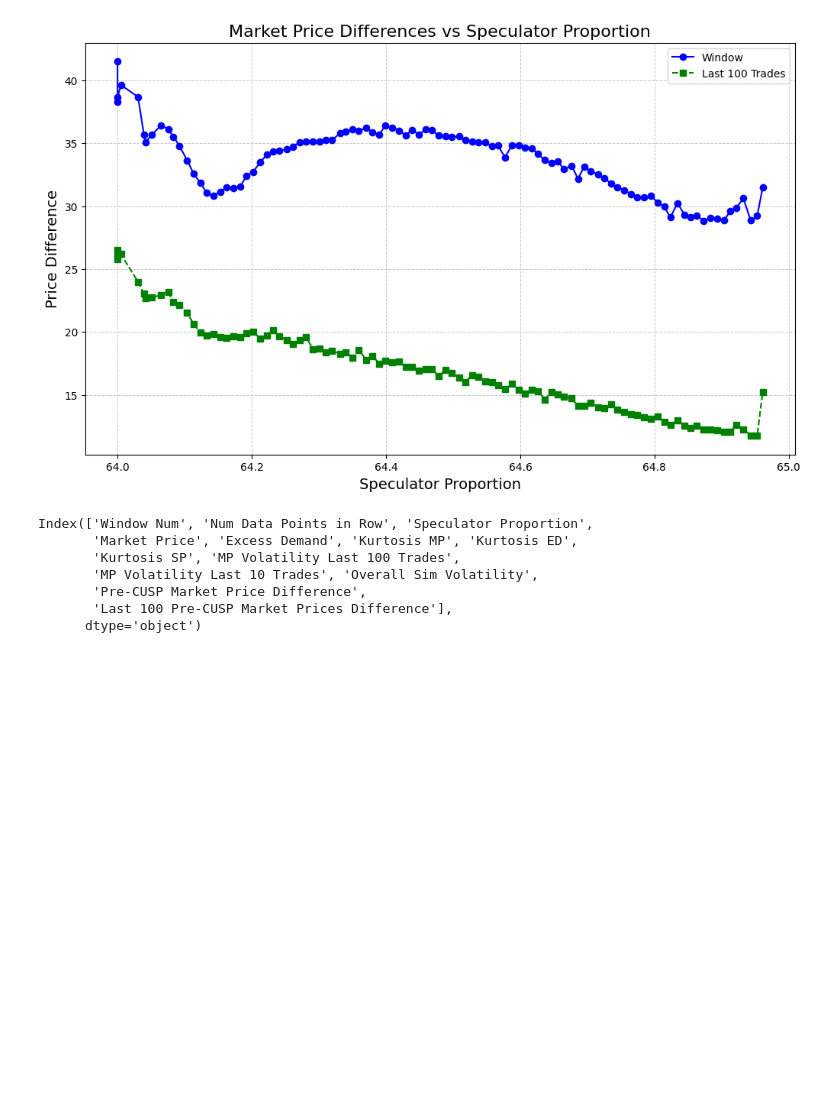
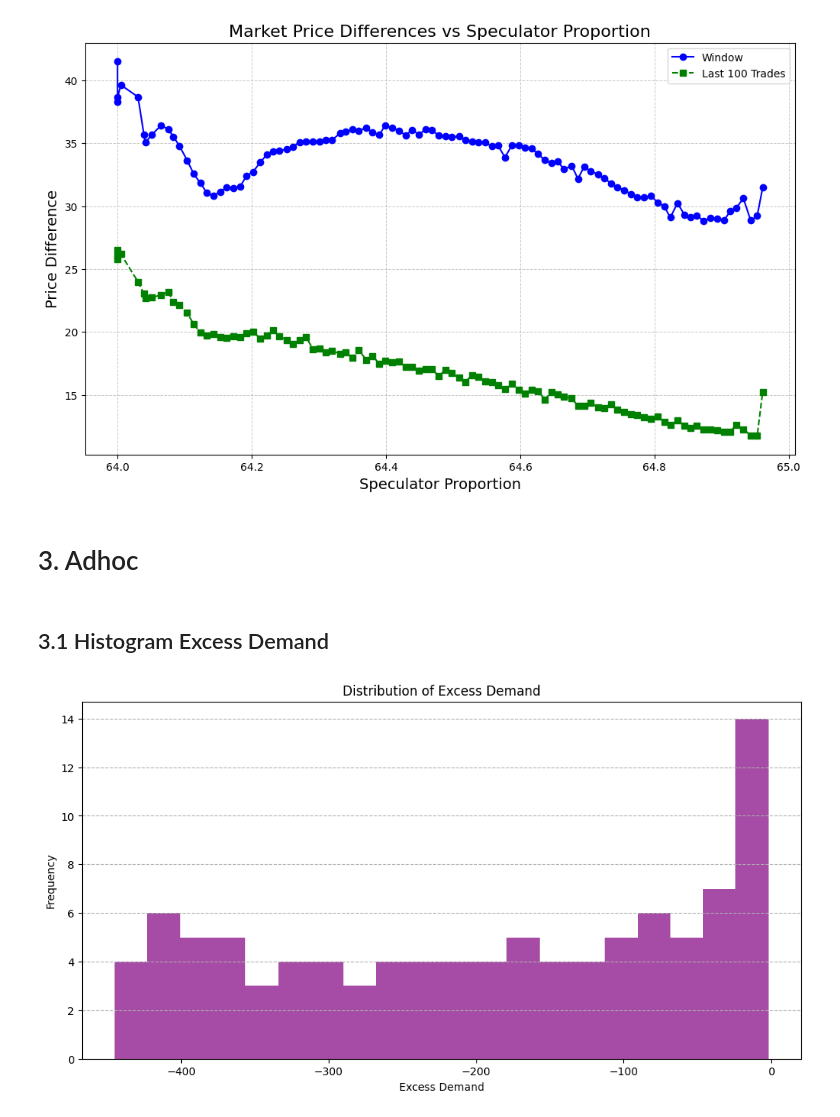
Before and after one commit to richardeli/Thesis, a Jupyter notebook: Data Analysis/Windows.ipynb, the cells around one changed output. Cells and saved outputs as stored; diff of their text form; code cells hidden in the pictures; blank space fills up the shorter version.

```diff
--- a/Data Analysis/Windows.ipynb
+++ b/Data Analysis/Windows.ipynb
@@ -259,13 +259,17 @@ plt.legend()
 plt.show()
 # %% [output]
 [figure]
-# %%
-df.columns
-# %% [output]
-Index(['Window Num', 'Num Data Points in Row', 'Speculator Proportion',
-       'Market Price', 'Excess Demand', 'Kurtosis MP', 'Kurtosis ED',
-       'Kurtosis SP', 'MP Volatility Last 100 Trades',
-       'MP Volatility Last 10 Trades', 'Overall Sim Volatility',
-       'Pre-CUSP Market Price Difference',
-       'Last 100 Pre-CUSP Market Prices Difference'],
-      dtype='object')
+# %% [markdown]
+# 3. Adhoc
+# %% [markdown]
+## 3.1 Histogram Excess Demand
+# %%
+plt.figure(figsize=(12, 6))
+plt.hist(df['Excess Demand'], bins=20, color='purple', alpha=0.7)
+plt.xlabel('Excess Demand')
+plt.ylabel('Frequency')
+plt.title('Distribution of Excess Demand')
+plt.grid(axis='y', linestyle='--')
+plt.show()
+# %% [output]
+[figure, added]
```
Also changed, not shown: parts of 4 cells of this notebook, 1 other file.
